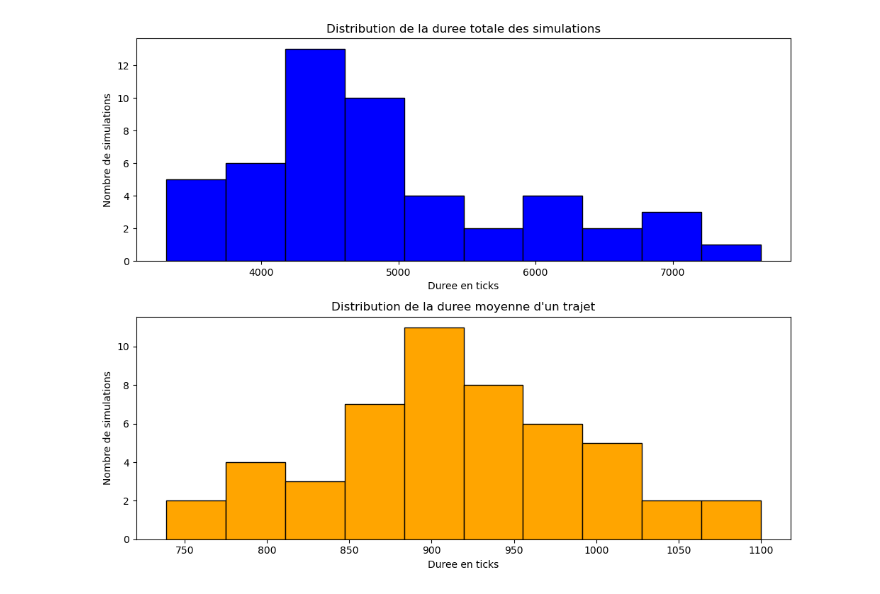
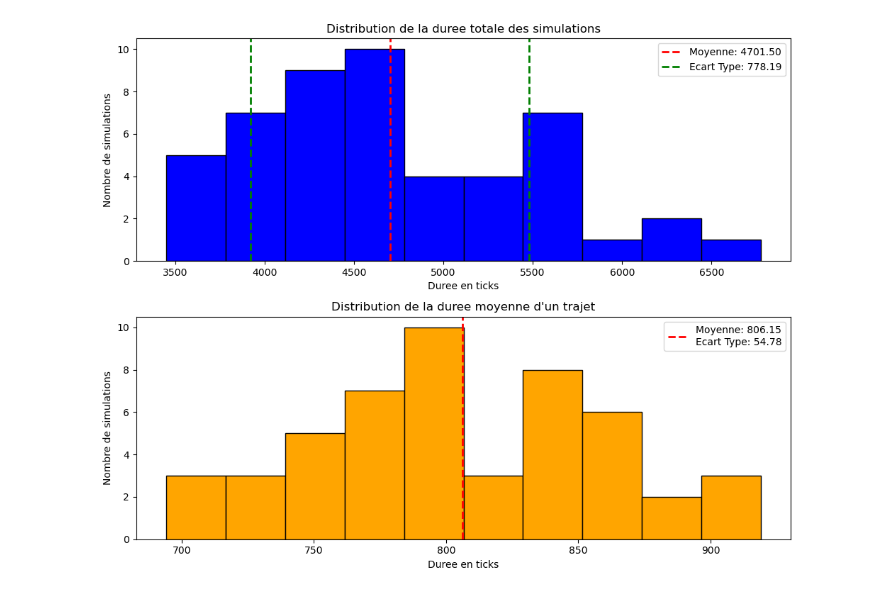
Before and after one commit to ymerenos/SystemeEmbarqueM2-2024, a Jupyter notebook: analyse.ipynb, the cells around one changed output. Saved outputs shown, nothing was run; the diff lists cells and outputs as text; code cells hidden in the pictures.

Commit message:
ajout moyenne er ecart type

```diff
--- a/analyse.ipynb
+++ b/analyse.ipynb
@@ -1,27 +1,43 @@
 # %%
 import pandas as pd
 import matplotlib.pyplot as plt
 
 # Read the data from the text file into a DataFrame
-file_path = 'results_LE_MANS_LESS.txt'  # Replace with the actual file path
+file_path = 'results_LE_MANS_MORE.txt'  # Replace with the actual file path
 df = pd.read_csv(file_path, sep=',', header=None, engine='python')
 
 # Plot the data using histograms
 fig, (ax1, ax2) = plt.subplots(2, 1, figsize=(10, 8))
 
 # Histogram for the first value
 ax1.hist(df[0], bins=10, color='blue', edgecolor='black')
 ax1.set_title('Distribution de la duree totale des simulations')
 ax1.set_xlabel('Duree en ticks')
 ax1.set_ylabel('Nombre de simulations')
 
+# Calculate and display mean and standard deviation for the first value
+mean_value_1 = df[0].mean()
+std_value_1 = df[0].std()
+ax1.axvline(mean_value_1, color='red', linestyle='dashed', linewidth=2, label=f'Moyenne: {mean_value_1:.2f}')
+ax1.axvline(mean_value_1-std_value_1, color='green', linestyle='dashed', linewidth=2, label=f'Ecart Type: {std_value_1:.2f}')
+ax1.axvline(mean_value_1+std_value_1, color='green', linestyle='dashed', linewidth=2)
+ax1.legend()
+
 # Histogram for the second value
 ax2.hist(df[1], bins=10, color='orange', edgecolor='black')
-ax2.set_title('Distribution de la duree moyenne d\'un trajet')
+ax2.set_title("Distribution de la duree moyenne d'un trajet")
 ax2.set_xlabel('Duree en ticks')
 ax2.set_ylabel('Nombre de simulations')
 
+# Calculate and display mean and standard deviation for the second value
+mean_value_2 = df[1].mean()
+std_value_2 = df[1].std()
+ax2.axvline(mean_value_2, color='red', linestyle='dashed', linewidth=2, label=f'Moyenne: {mean_value_2:.2f}')
+ax2.axvline(mean_value_2-std_value_2, color='green', linestyle='dashed', linewidth=2, label=f'Ecart Type: {std_value_2:.2f}')
+ax2.axvline(mean_value_2+std_value_2, color='green', linestyle='dashed', linewidth=2)
+ax2.legend()
+
 plt.tight_layout()
 plt.show()
 # %% [output]
-[figure, old version]
+[figure, new version]
```
